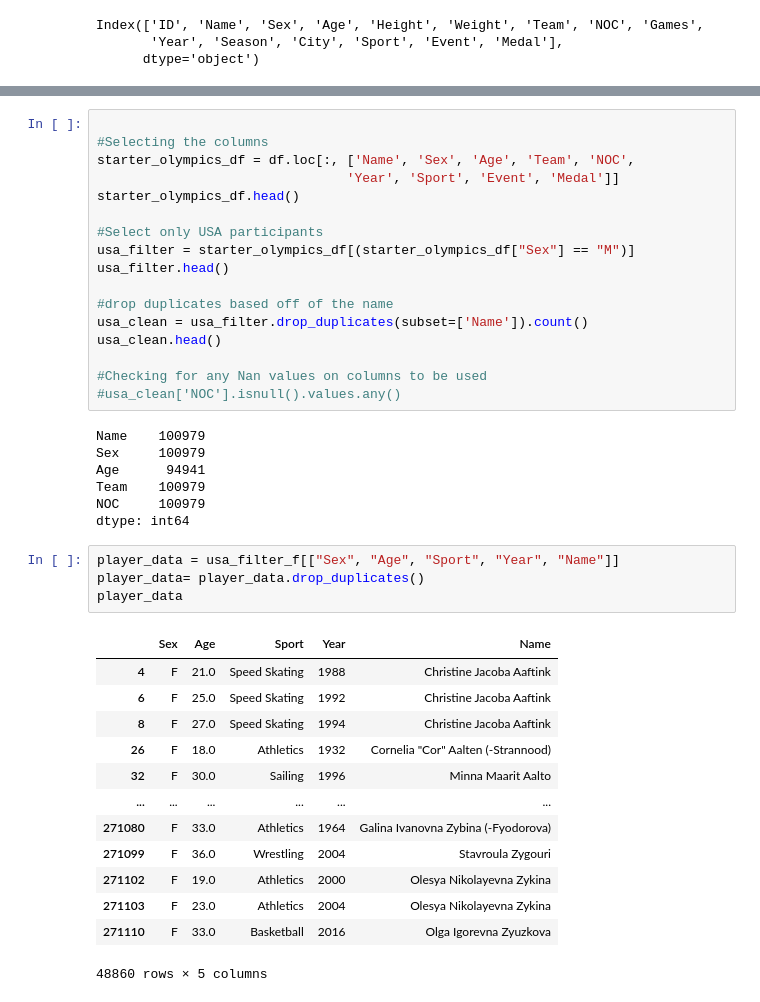
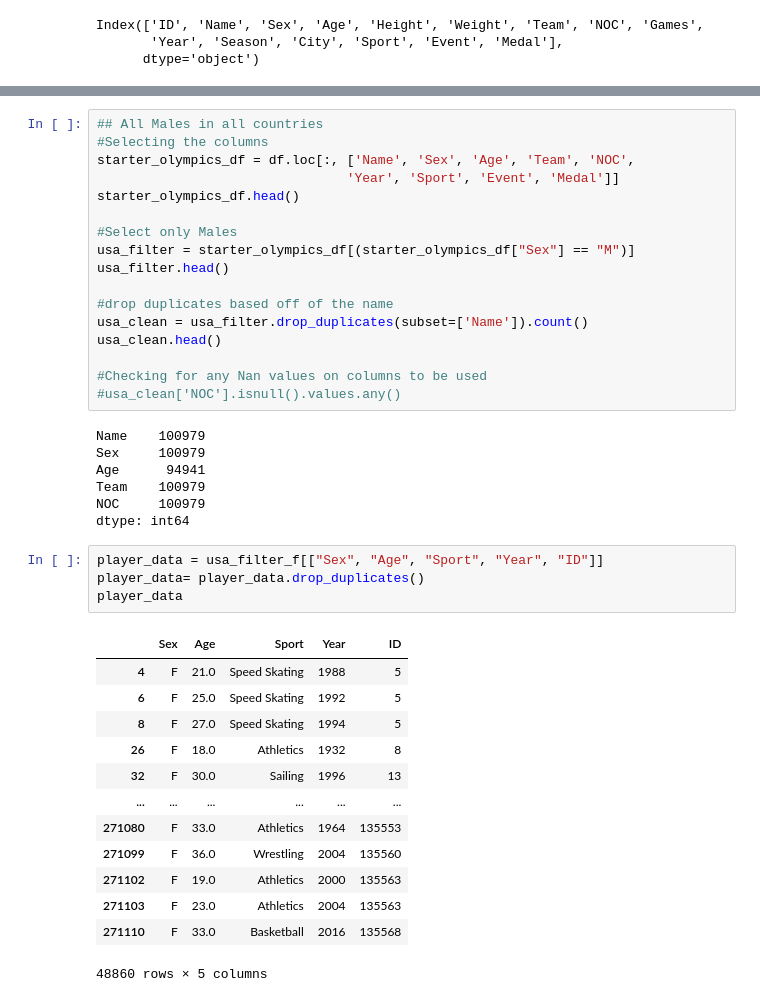
Before and after one commit to fhelms8/Git_Sum_Group_Prj, a Jupyter notebook: tester-women .ipynb, the cells around one changed output, grey strips where cells are left out. Drawn from its saved outputs; the diff is of its cells as text.

```diff
--- a/tester-women .ipynb
+++ b/tester-women .ipynb
@@ -55,13 +55,13 @@ Team    33808
 NOC     33808
 dtype: int64
 # %%
-
+## All Males in all countries
 #Selecting the columns
 starter_olympics_df = df.loc[:, ['Name', 'Sex', 'Age', 'Team', 'NOC',
                                 'Year', 'Sport', 'Event', 'Medal']]
 starter_olympics_df.head()
 
-#Select only USA participants
+#Select only Males
 usa_filter = starter_olympics_df[(starter_olympics_df["Sex"] == "M")]
 usa_filter.head()
 
@@ -79,20 +79,20 @@ Team    100979
 NOC     100979
 dtype: int64
 # %%
-player_data = usa_filter_f[["Sex", "Age", "Sport", "Year", "Name"]]
+player_data = usa_filter_f[["Sex", "Age", "Sport", "Year", "ID"]]
 player_data= player_data.drop_duplicates()
 player_data
 # %% [output]
-|  | Sex | Age | Sport | Year | Name |
-| 4 | F | 21.0 | Speed Skating | 1988 | Christine Jacoba Aaftink |
-| 6 | F | 25.0 | Speed Skating | 1992 | Christine Jacoba Aaftink |
-| 8 | F | 27.0 | Speed Skating | 1994 | Christine Jacoba Aaftink |
-| 26 | F | 18.0 | Athletics | 1932 | Cornelia "Cor" Aalten (-Strannood) |
-| 32 | F | 30.0 | Sailing | 1996 | Minna Maarit Aalto |
+|  | Sex | Age | Sport | Year | ID |
+| 4 | F | 21.0 | Speed Skating | 1988 | 5 |
+| 6 | F | 25.0 | Speed Skating | 1992 | 5 |
+| 8 | F | 27.0 | Speed Skating | 1994 | 5 |
+| 26 | F | 18.0 | Athletics | 1932 | 8 |
+| 32 | F | 30.0 | Sailing | 1996 | 13 |
 | ... | ... | ... | ... | ... | ... |
-| 271080 | F | 33.0 | Athletics | 1964 | Galina Ivanovna Zybina (-Fyodorova) |
-| 271099 | F | 36.0 | Wrestling | 2004 | Stavroula Zygouri |
-| 271102 | F | 19.0 | Athletics | 2000 | Olesya Nikolayevna Zykina |
-| 271103 | F | 23.0 | Athletics | 2004 | Olesya Nikolayevna Zykina |
-| 271110 | F | 33.0 | Basketball | 2016 | Olga Igorevna Zyuzkova |
+| 271080 | F | 33.0 | Athletics | 1964 | 135553 |
+| 271099 | F | 36.0 | Wrestling | 2004 | 135560 |
+| 271102 | F | 19.0 | Athletics | 2000 | 135563 |
+| 271103 | F | 23.0 | Athletics | 2004 | 135563 |
+| 271110 | F | 33.0 | Basketball | 2016 | 135568 |
 48860 rows × 5 columns
```
Also changed, not shown: parts of 4 cells of this notebook, 1 other file.
